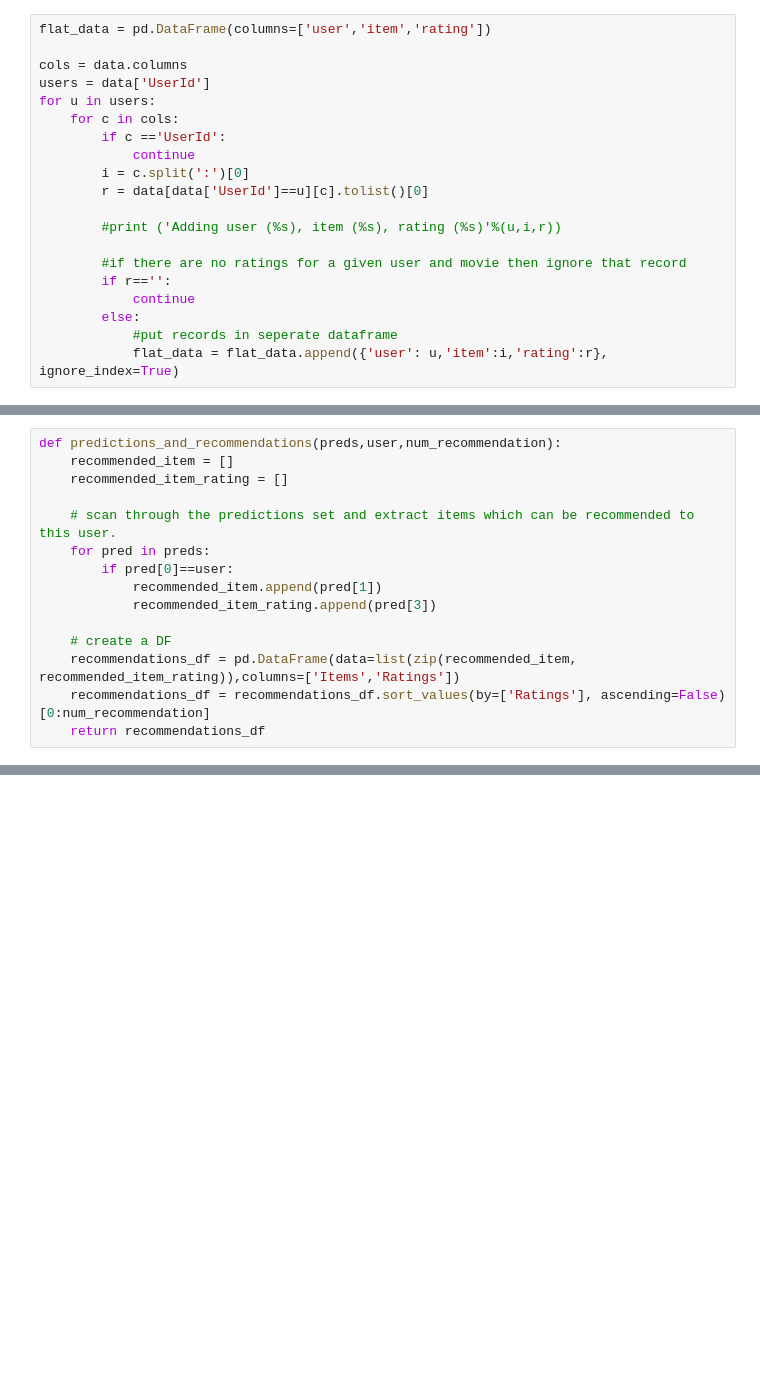
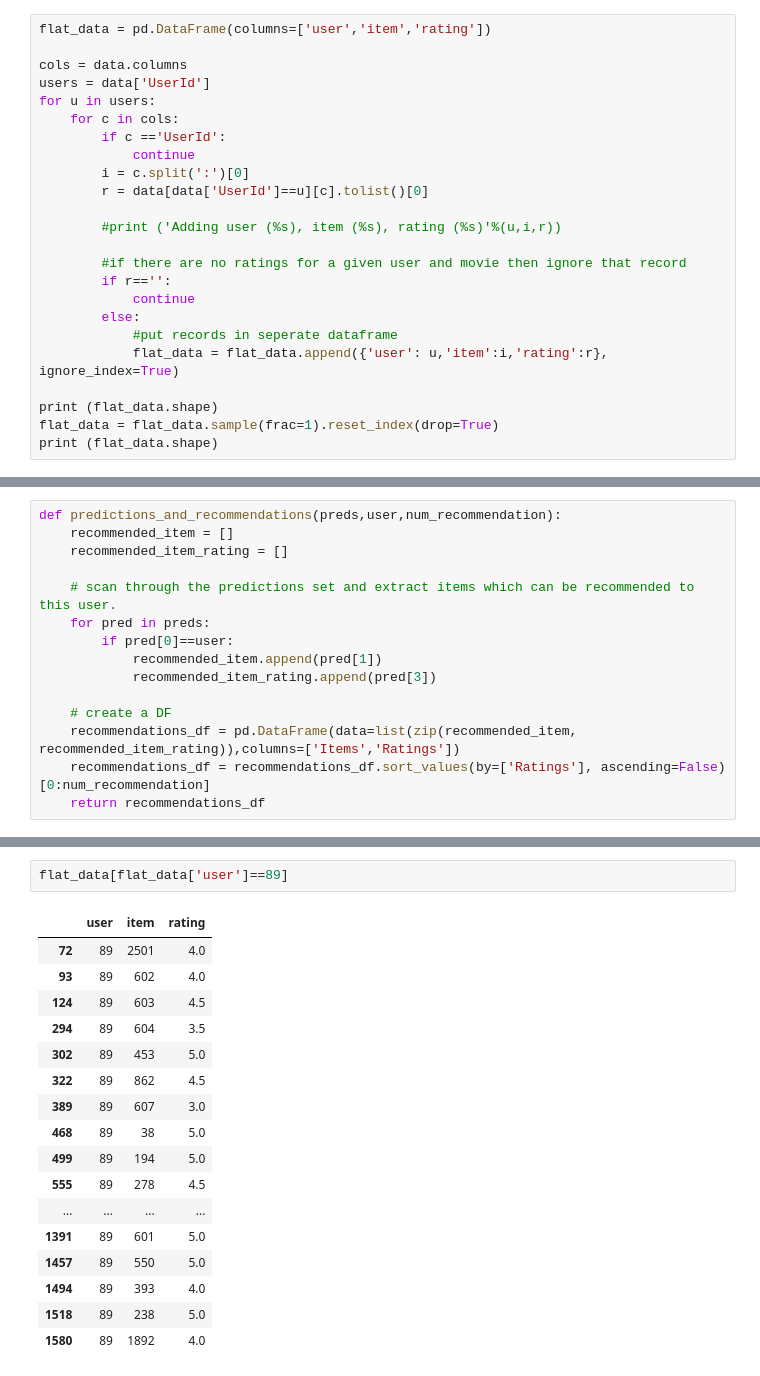
Before and after one commit to rsjain1978/recommender-systems, a Jupyter notebook: uucf-assignment.ipynb, the cells around one changed output, grey strips where cells are left out. Drawn from its saved outputs; the diff is of its cells as text; blank space fills up the shorter version.

```diff
--- a/uucf-assignment.ipynb
+++ b/uucf-assignment.ipynb
@@ -35,3 +35,7 @@ for u in users:
         else:
             #put records in seperate dataframe
             flat_data = flat_data.append({'user': u,'item':i,'rating':r}, ignore_index=True)
+
+print (flat_data.shape)
+flat_data = flat_data.sample(frac=1).reset_index(drop=True)
+print (flat_data.shape)
@@ -145,0 +209,20 @@ print ( pred_recommendations_knn)
+# %%
+flat_data[flat_data['user']==89]
+# %% [output]
+|  | user | item | rating |
+| 72 | 89 | 2501 | 4.0 |
+| 93 | 89 | 602 | 4.0 |
+| 124 | 89 | 603 | 4.5 |
+| 294 | 89 | 604 | 3.5 |
+| 302 | 89 | 453 | 5.0 |
+| 322 | 89 | 862 | 4.5 |
+| 389 | 89 | 607 | 3.0 |
+| 468 | 89 | 38 | 5.0 |
+| 499 | 89 | 194 | 5.0 |
+| 555 | 89 | 278 | 4.5 |
+| ... | ... | ... | ... |
+| 1391 | 89 | 601 | 5.0 |
+| 1457 | 89 | 550 | 5.0 |
+| 1494 | 89 | 393 | 4.0 |
+| 1518 | 89 | 238 | 5.0 |
+| 1580 | 89 | 1892 | 4.0 |
```
Also changed, not shown: parts of 12 cells of this notebook, 1 other file.
